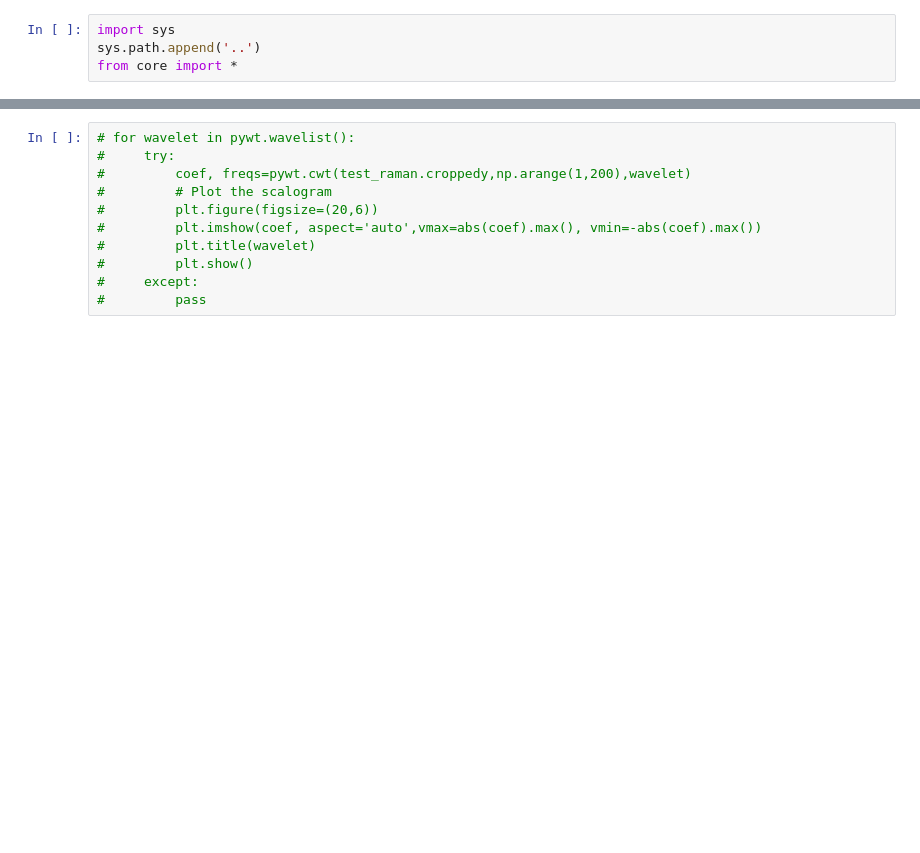
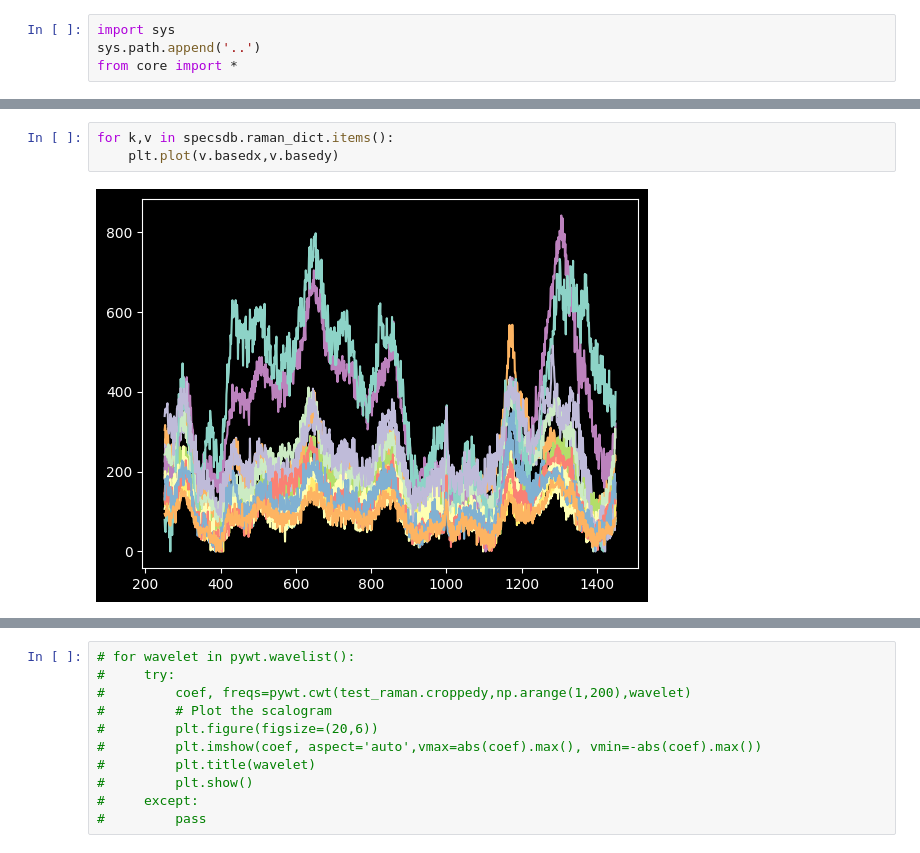
Before and after one commit to oftavira/raman, a Jupyter notebook: ogomp/main.ipynb, the cells around one changed output, grey strips where cells are left out. Drawn from its saved outputs; the diff is of its cells as text; blank space fills up the shorter version.

```diff
--- a/ogomp/main.ipynb
+++ b/ogomp/main.ipynb
@@ -85,0 +58,5 @@ len(ramans.ramans)
+# %%
+for k,v in specsdb.raman_dict.items():
+    plt.plot(v.basedx,v.basedy)
+# %% [output]
+[figure, added]
```
Also changed, not shown: parts of 28 cells of this notebook, 1 other file.
